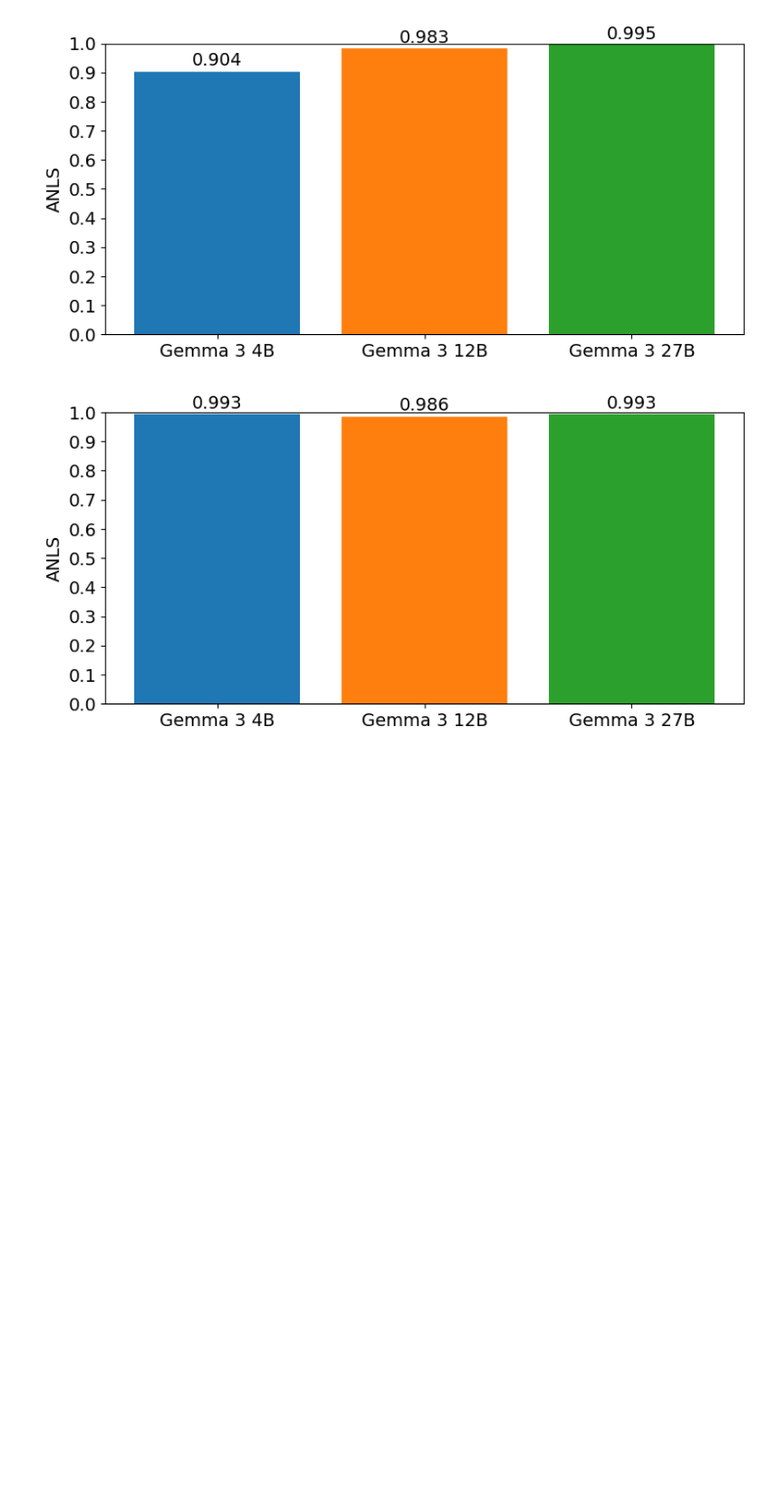
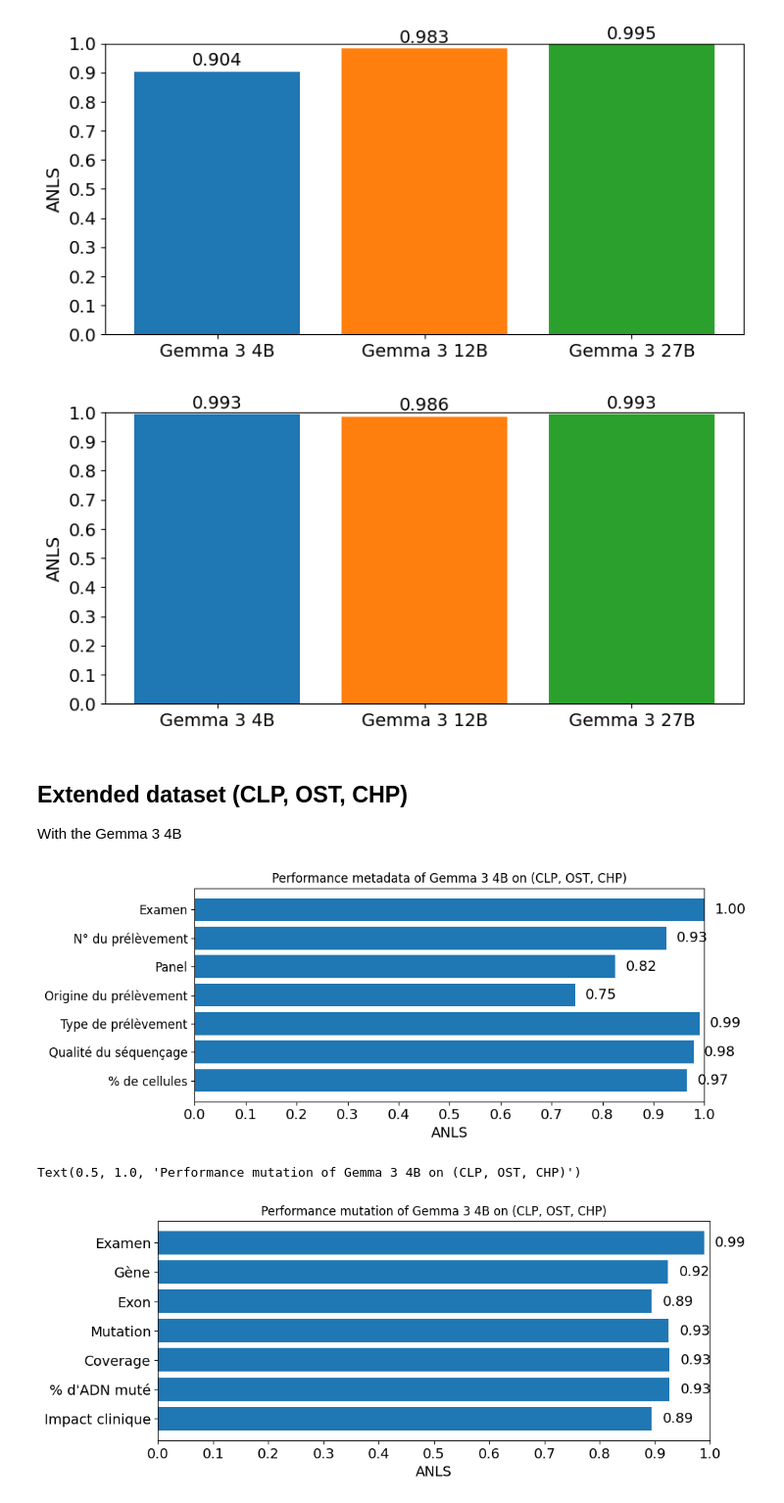
Before and after one commit to Exagor/master-thesis-achten, a Jupyter notebook: figs/plots.ipynb, the cells around one changed output. Shown at 98% size. Saved outputs shown, nothing was run; the diff lists cells and outputs as text; code cells hidden in the pictures; blank space fills up the shorter version.

```diff
--- a/figs/plots.ipynb
+++ b/figs/plots.ipynb
@@ -298,3 +298,48 @@ plt.show()
 # %% [output]
 [figure]
 [figure]
+# %% [markdown]
+## Extended dataset (CLP, OST, CHP)
+With the Gemma 3 4B
+# %%
+categories_meta = ["Examen", "N° du prélèvement", "Panel", "Origine du prélèvement", "Type de prélèvement", "Qualité du séquençage", "% de cellules"][::-1]
+
+values_meta = np.array([1.0, 0.925, 0.825, 0.746, 0.991, 0.979, 0.966][::-1])
+
+plt.figure(figsize=(10, 4))
+
+plt.barh(categories_meta, values_meta, color='tab:blue')
+for i, v in enumerate(values_meta):
+    plt.text(v + 0.02, i, f'{v:.2f}', va='center', fontsize=14)
+
+plt.xlabel('ANLS', fontsize=14)  # Label for x-axis (since bars are horizontal)
+plt.yticks(fontsize=12)
+plt.xticks(np.arange(0, 1.1, 0.1), fontsize=14)
+plt.xlim([0, 1])
+plt.title('Performance metadata of Gemma 3 4B on (CLP, OST, CHP)')
+
+plt.tight_layout()
+plt.savefig(f"{folder_plots}llm_pipeline_meta_4B_extended.pdf")
+plt.show()
+
+categories_mut = ["Examen", "Gène", "Exon", "Mutation", "Coverage", "% d'ADN muté", "Impact clinique"][::-1]
+values_mut = np.array([0.989, 0.924, 0.894, 0.925, 0.926, 0.926, 0.894][::-1])
+plt.figure(figsize=(10, 4))
+
+plt.barh(categories_mut, values_mut, color='tab:blue')
+for i, v in enumerate(values_mut):
+    plt.text(v + 0.02, i, f'{v:.2f}', va='center', fontsize=14)
+
+plt.xlabel('ANLS', fontsize=14)  # Label for x-axis (since bars are horizontal)
+plt.yticks(fontsize=14)
+plt.xticks(np.arange(0, 1.1, 0.1), fontsize=14)
+plt.xlim([0, 1])
+plt.title('Performance mutation of Gemma 3 4B on (CLP, OST, CHP)')
+
+# plt.tight_layout()
+# plt.savefig(f"{folder_plots}llm_pipeline_mut_4B_extended.pdf")
+# plt.show()
+# %% [output]
+[figure, added]
+Text(0.5, 1.0, 'Performance mutation of Gemma 3 4B on (CLP, OST, CHP)')
+[figure, added]
```
Also changed, not shown: parts of 2 cells of this notebook, 27 other files.
